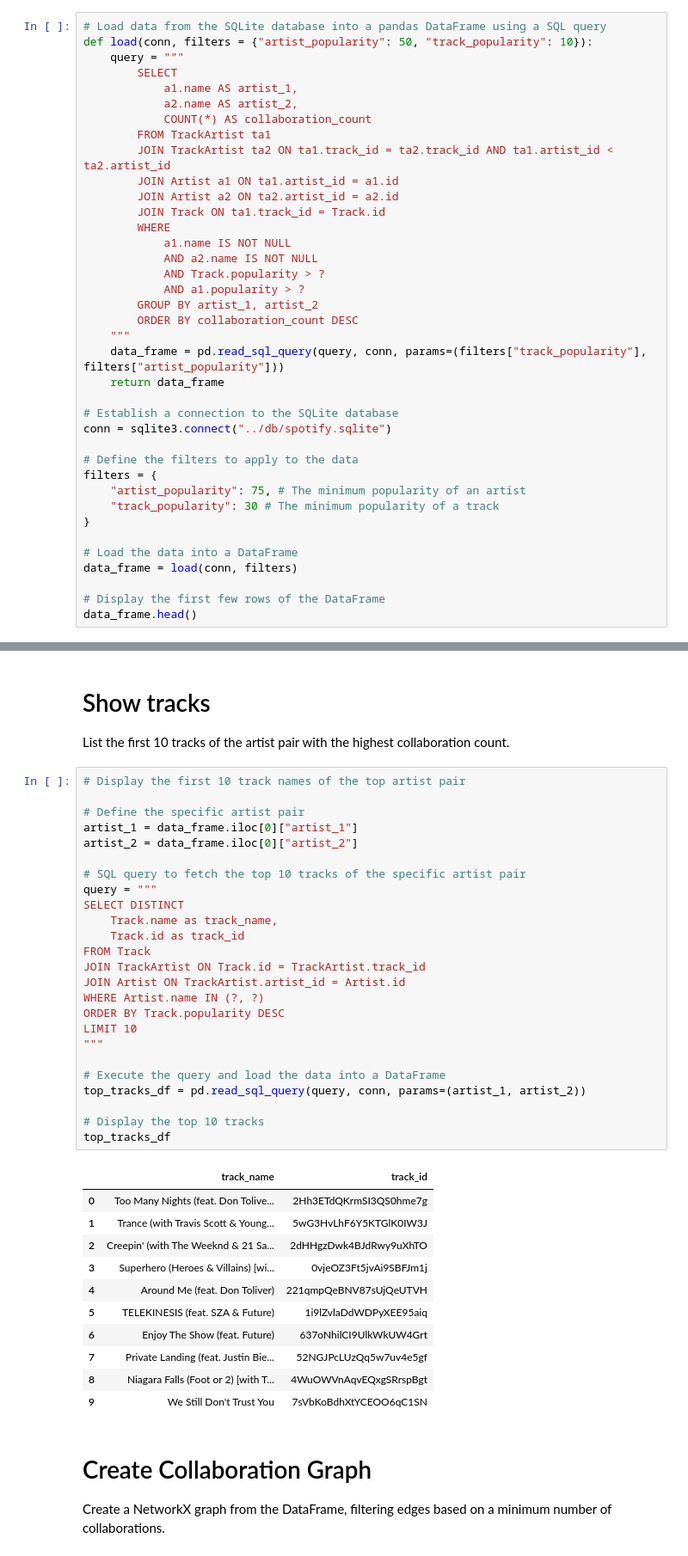
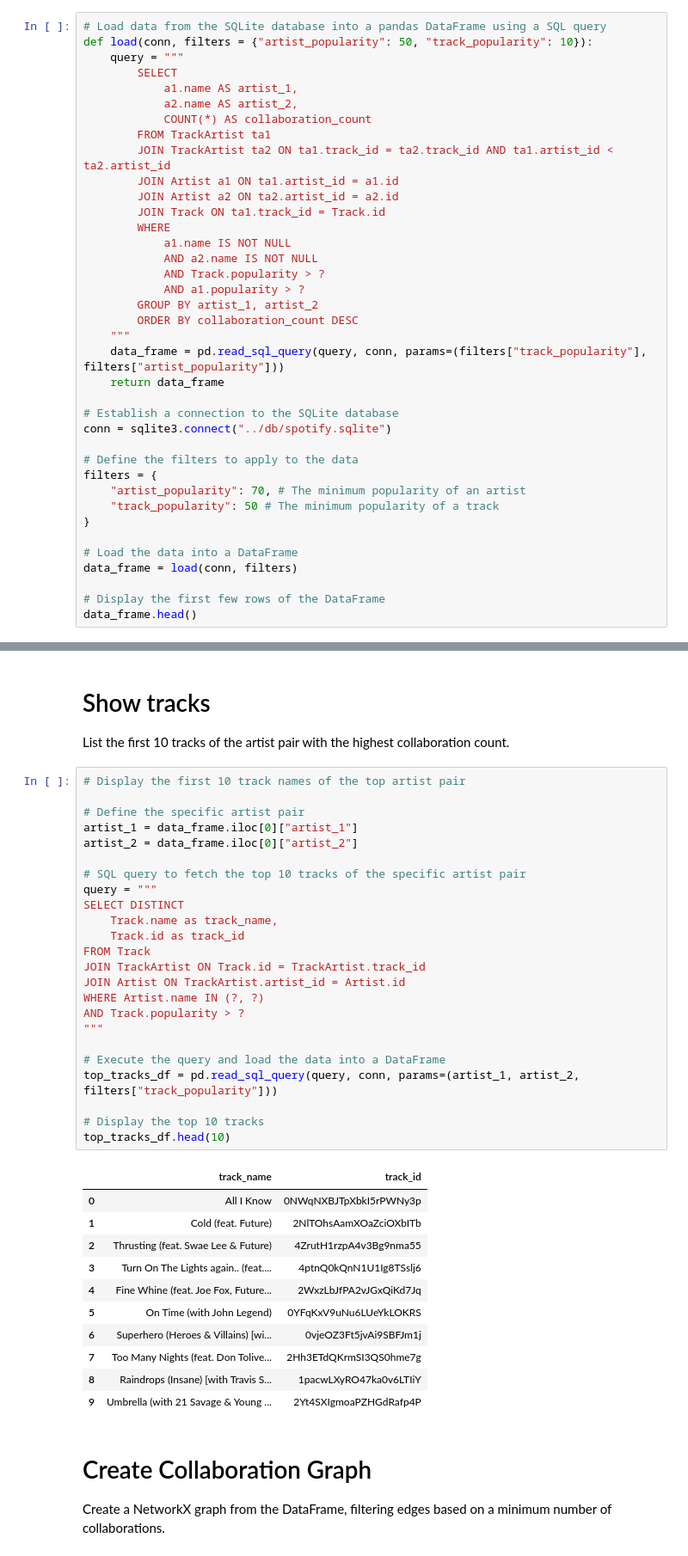
Before and after one commit to boydvde/spydify, a Jupyter notebook: notebooks/artist_collaboration_analysis.ipynb, the cells around one changed output, grey strips where cells are left out. Shown at 86% size. Cells and saved outputs as stored; diff of their text form.

```diff
--- a/notebooks/artist_collaboration_analysis.ipynb
+++ b/notebooks/artist_collaboration_analysis.ipynb
@@ -40,8 +40,8 @@ conn = sqlite3.connect("../db/spotify.sqlite")
 
 # Define the filters to apply to the data
 filters = {
-    "artist_popularity": 75, # The minimum popularity of an artist
-    "track_popularity": 30 # The minimum popularity of a track
+    "artist_popularity": 70, # The minimum popularity of an artist
+    "track_popularity": 50 # The minimum popularity of a track
 }
 
 # Load the data into a DataFrame
@@ -62,40 +62,39 @@ List the first 10 tracks of the artist pair with the highest collaboration count
 # %%
 # Display the first 10 track names of the top artist pair
 
 # Define the specific artist pair
 artist_1 = data_frame.iloc[0]["artist_1"]
 artist_2 = data_frame.iloc[0]["artist_2"]
 
 # SQL query to fetch the top 10 tracks of the specific artist pair
 query = """
 SELECT DISTINCT
     Track.name as track_name,
     Track.id as track_id
 FROM Track
 JOIN TrackArtist ON Track.id = TrackArtist.track_id
 JOIN Artist ON TrackArtist.artist_id = Artist.id
 WHERE Artist.name IN (?, ?)
-ORDER BY Track.popularity DESC
-LIMIT 10
+AND Track.popularity > ?
 """
 
 # Execute the query and load the data into a DataFrame
-top_tracks_df = pd.read_sql_query(query, conn, params=(artist_1, artist_2))
+top_tracks_df = pd.read_sql_query(query, conn, params=(artist_1, artist_2, filters["track_popularity"]))
 
 # Display the top 10 tracks
-top_tracks_df
+top_tracks_df.head(10)
 # %% [output]
 |  | track_name | track_id |
-| 0 | Too Many Nights (feat. Don Tolive... | 2Hh3ETdQKrmSI3QS0hme7g |
-| 1 | Trance (with Travis Scott & Young... | 5wG3HvLhF6Y5KTGlK0IW3J |
-| 2 | Creepin' (with The Weeknd & 21 Sa... | 2dHHgzDwk4BJdRwy9uXhTO |
-| 3 | Superhero (Heroes & Villains) [wi... | 0vjeOZ3Ft5jvAi9SBFJm1j |
-| 4 | Around Me (feat. Don Toliver) | 221qmpQeBNV87sUjQeUTVH |
-| 5 | TELEKINESIS (feat. SZA & Future) | 1i9lZvlaDdWDPyXEE95aiq |
-| 6 | Enjoy The Show (feat. Future) | 637oNhilCI9UlkWkUW4Grt |
-| 7 | Private Landing (feat. Justin Bie... | 52NGJPcLUzQq5w7uv4e5gf |
-| 8 | Niagara Falls (Foot or 2) [with T... | 4WuOWVnAqvEQxgSRrspBgt |
-| 9 | We Still Don't Trust You | 7sVbKoBdhXtYCEOO6qC1SN |
+| 0 | All I Know | 0NWqNXBJTpXbkI5rPWNy3p |
+| 1 | Cold (feat. Future) | 2NlTOhsAamXOaZciOXbITb |
+| 2 | Thrusting (feat. Swae Lee & Future) | 4ZrutH1rzpA4v3Bg9nma55 |
+| 3 | Turn On The Lights again.. (feat.... | 4ptnQ0kQnN1U1Ig8TSslj6 |
+| 4 | Fine Whine (feat. Joe Fox, Future... | 2WxzLbJfPA2vJGxQiKd7Jq |
+| 5 | On Time (with John Legend) | 0YFqKxV9uNu6LUeYkLOKRS |
+| 6 | Superhero (Heroes & Villains) [wi... | 0vjeOZ3Ft5jvAi9SBFJm1j |
+| 7 | Too Many Nights (feat. Don Tolive... | 2Hh3ETdQKrmSI3QS0hme7g |
+| 8 | Raindrops (Insane) [with Travis S... | 1pacwLXyRO47ka0v6LTIiY |
+| 9 | Umbrella (with 21 Savage & Young ... | 2Yt4SXIgmoaPZHGdRafp4P |
 # %% [markdown]
 # Create Collaboration Graph
 Create a NetworkX graph from the DataFrame, filtering edges based on a minimum number of collaborations.
```
Also changed, not shown: parts of 5 cells of this notebook, 1 other file.
